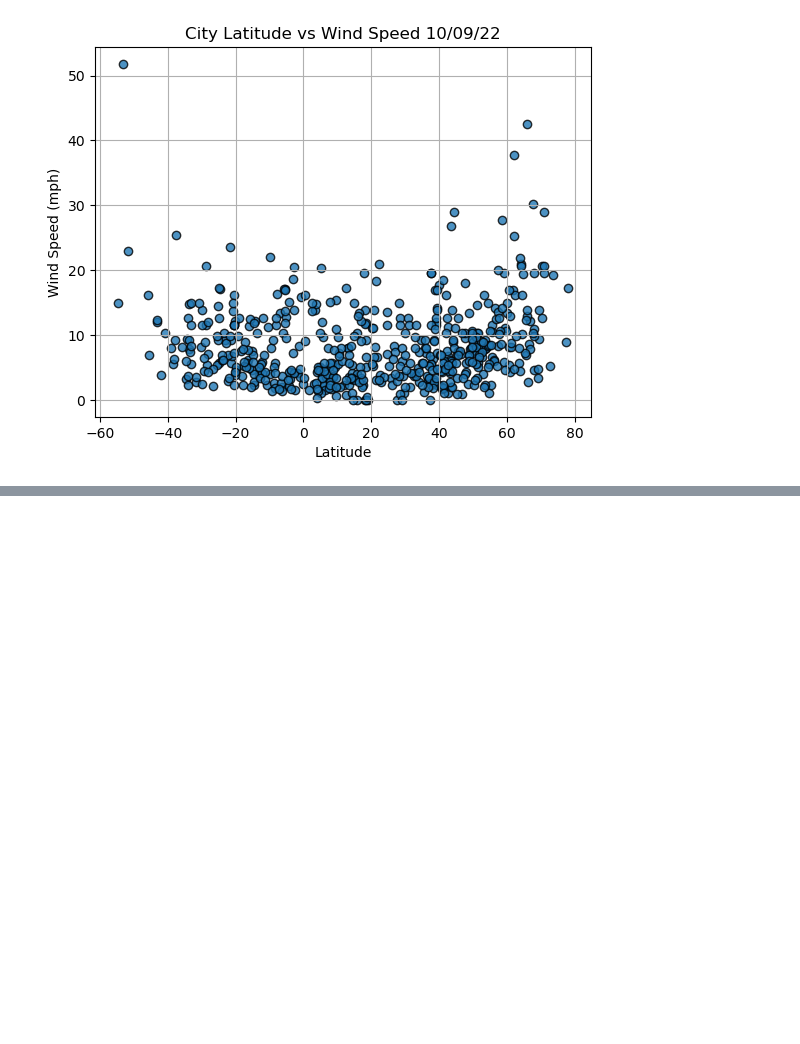
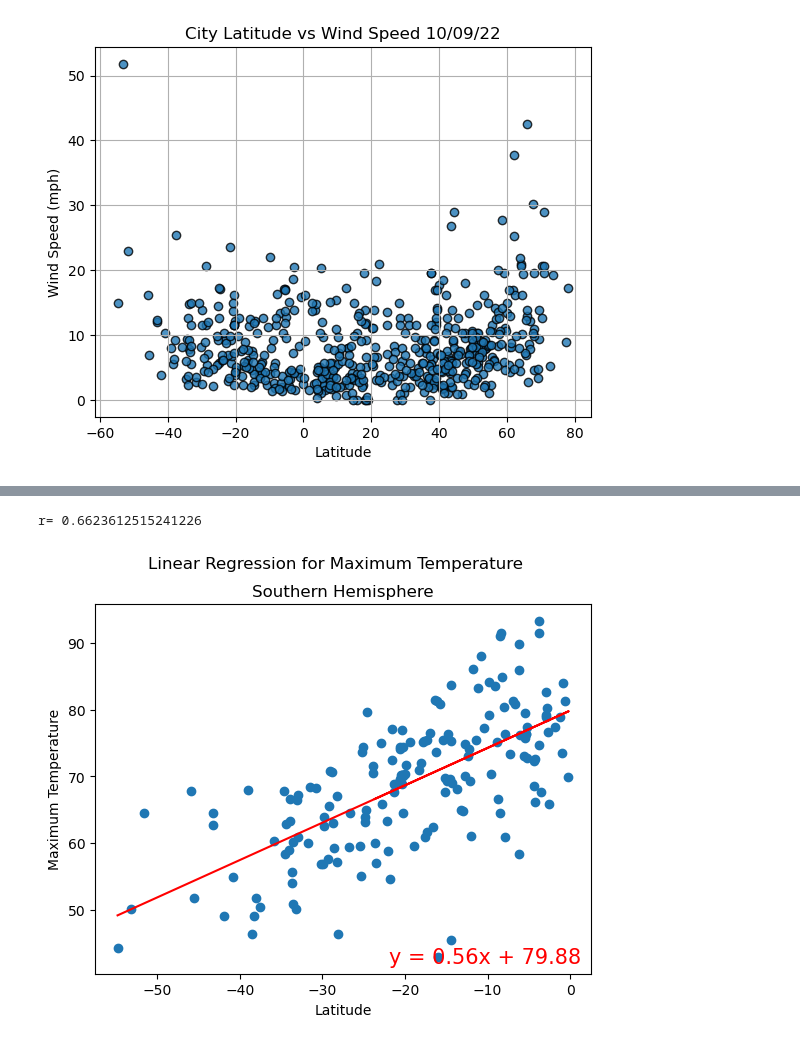
Before and after one commit to statocat/UNCBC-HW6-PlanMyTripApp, a Jupyter notebook: WeatherPy.ipynb, the cells around one changed output, grey strips where cells are left out. Cells and saved outputs as stored; diff of their text form; code cells hidden in the pictures; blank space fills up the shorter version.

```diff
--- a/WeatherPy.ipynb
+++ b/WeatherPy.ipynb
@@ -238,0 +320,4 @@ plt.show()
+# %%
+# make df with cities in southern hemisphere (lat >=0)
+s_df = df[df['Lat']<0]
+s_df
@@ -238,0 +350,12 @@ plt.show()
+# %%
+# Southern Hemi Plot, Lat v Max Temp
+lm(x=s_df['Lat'],y=s_df['Max Temp'],
+xlab='Latitude',ylab='Maximum Temperature',
+title='Linear Regression for Maximum Temperature',
+subtitle = 'Southern Hemisphere',
+text_coords = (-22,42))
+
+#plt.savefig('../UNCBC-HW6-PlanMyTripApp/weather_data/Fig0.png')
+# %% [output]
+r= 0.6623612515241226
+[figure, added]
```
Also changed, not shown: parts of 12 cells of this notebook, 6 other files.
